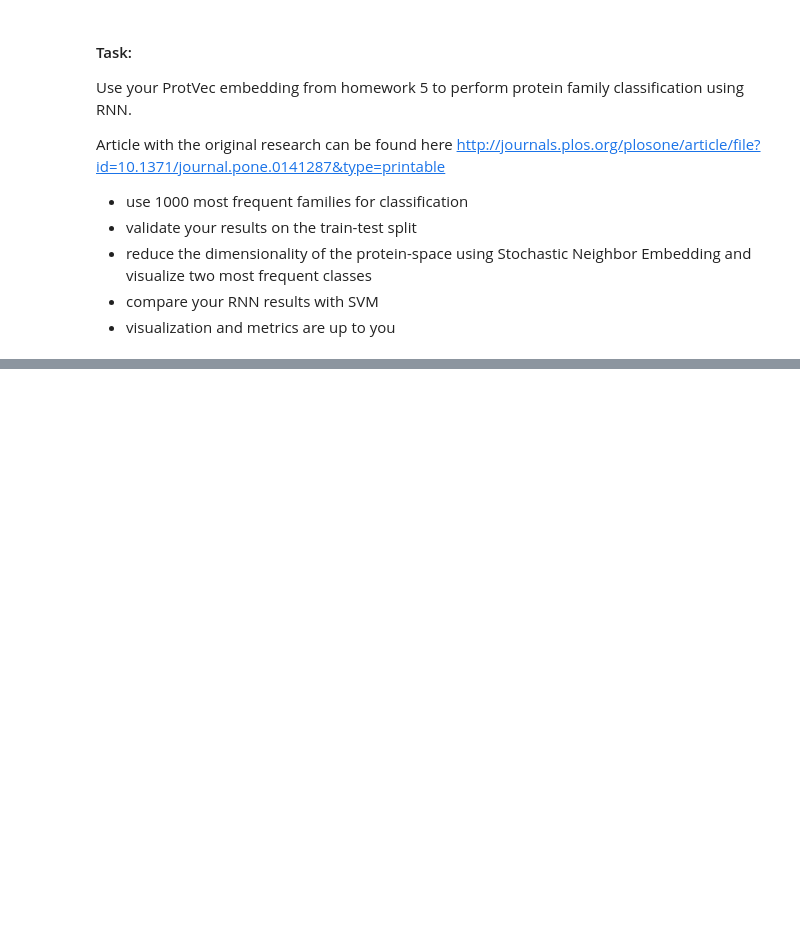
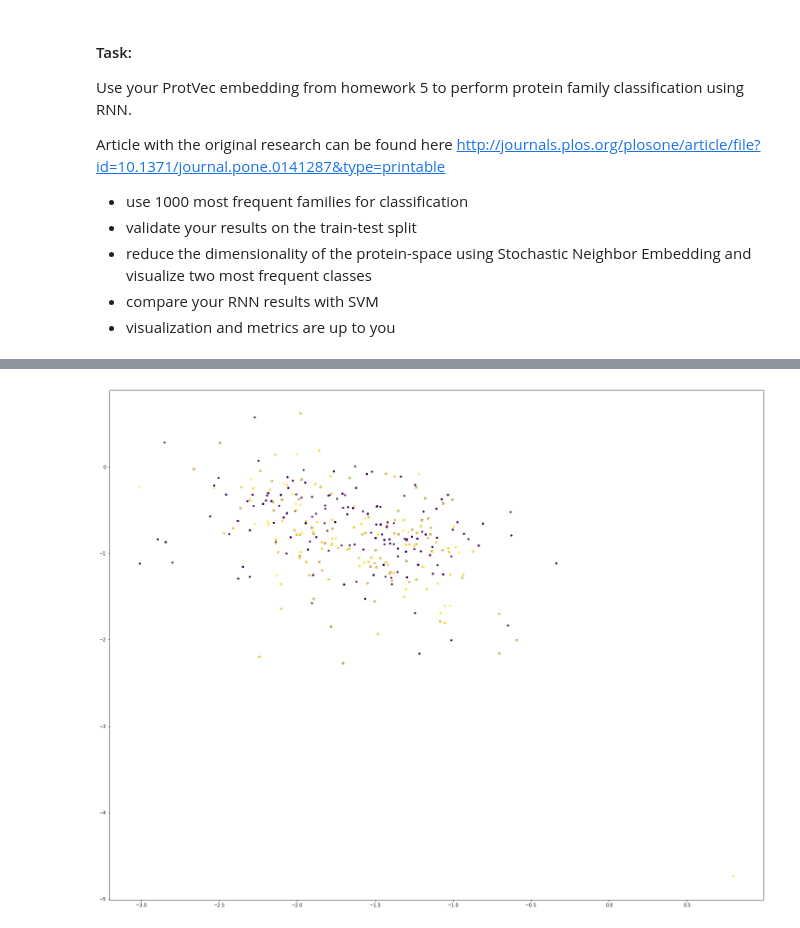
Before and after one commit to Rauf-Kurbanov/au_dl_course, a Jupyter notebook: seminar_6/homework.ipynb, the cells around one changed output, grey strips where cells are left out. Saved outputs shown, nothing was run; the diff lists cells and outputs as text; code cells hidden in the pictures; blank space fills up the shorter version.

```diff
--- a/seminar_6/homework.ipynb
+++ b/seminar_6/homework.ipynb
@@ -45,0 +415,27 @@ Article with the original research can be found here http://journals.plos.org/pl
+# %%
+inds = list()
+
+for i in range(proteins.shape[0]):
+    if len(proteins[i]) <= MAX_PROTEIN_LEN:
+        inds.append(i)
+
+inds = np.array(inds)
+
+processed_families = process_families_single(families[inds], family2num)
+processed_proteins = process_proteins_for_sklearn(proteins[inds], prot2vec_comp)
+# %%
+first_inds = np.where(processed_families == 0)[0]
+second_inds = np.where(processed_families == 1)[0]
+# %%
+most_common_prots = np.vstack((processed_proteins[first_inds], processed_proteins[second_inds]))
+most_common_fams = np.hstack((np.zeros_like(first_inds), np.ones_like(second_inds))).reshape((-1, 1))
+# %%
+drawing = np.hstack((most_common_prots, most_common_fams))
+# %%
+import matplotlib.pyplot as plt
+
+plt.figure(figsize=(25, 20))
+plt.scatter(drawing[:, 0], drawing[:, 1], c=drawing[:, 2], s=10)
+plt.show()
+# %% [output]
+[figure, added]
```
Also changed, not shown: parts of 23 cells of this notebook.
